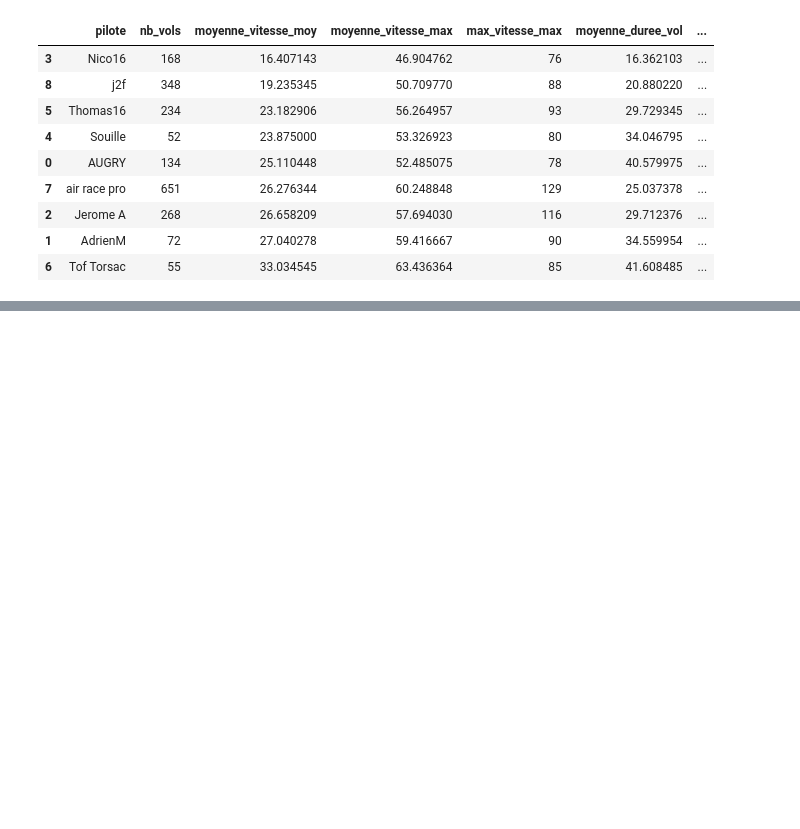
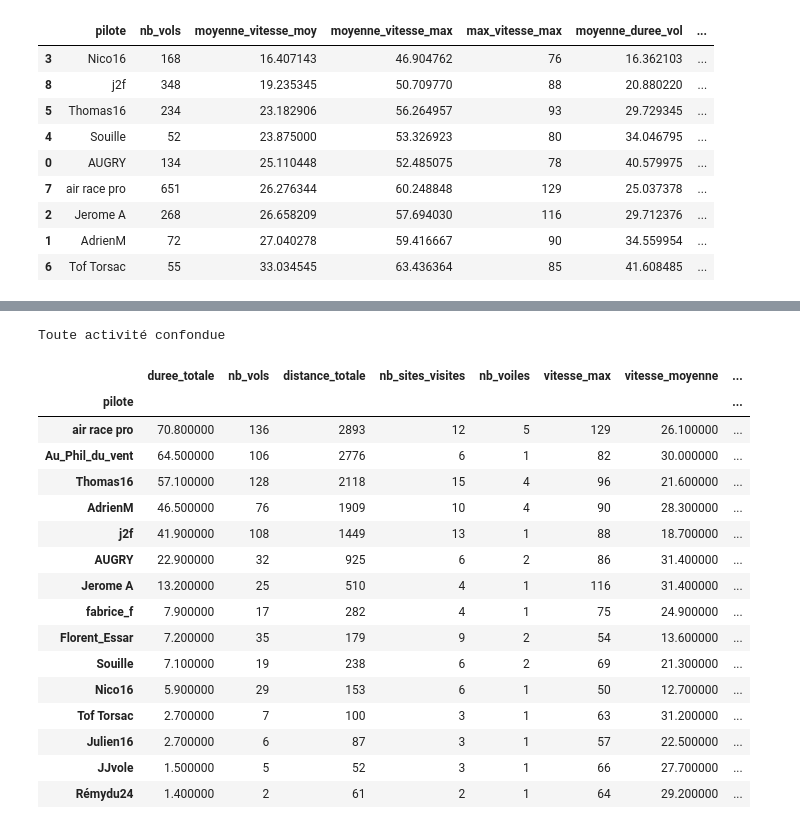
Before and after one commit to amorea04/syride_traces, a Jupyter notebook: src/analyze_traces.ipynb, the cells around one changed output, grey strips where cells are left out. Drawn from its saved outputs; the diff is of its cells as text; code cells hidden in the pictures; blank space fills up the shorter version.

```diff
--- a/src/analyze_traces.ipynb
+++ b/src/analyze_traces.ipynb
@@ -82,3 +88,8 @@ int_features = [
 
 df1 = df_amo_raw[df_amo_raw["gain"].apply(lambda x: isinstance(x, list))]
 df1[int_features]
+# %%
+# Load pkl file
+pkl_path = params.pkl_path
+with open(pkl_path, "rb") as pkl_file:
+    df = pickle.load(pkl_file)
@@ -84,0 +486,2 @@ df1[int_features]
+# %%
+df.loc[:, "voile"] = df["voile"].str.lower()
@@ -471,0 +1078,8 @@ df_tot_paramot.head()
+# %%
+df_2023 = df[df["annee"]==2023]
+df_2023 = df_2023[df_2023["pilote"].isin(ar_pilots)]
+
+df_2023_parapente = df_2023[df_2023["type_vol"] == "parapente"]
+df_2023_paramoteur = df_2023[df_2023["type_vol"] == "paramoteur"]
+
+df_2023.head()
@@ -471,0 +1093,43 @@ df_tot_paramot.head()
+# %%
+def get_stats(df:pd.DataFrame) -> pd.DataFrame:
+    df_stats = df[
+        ["pilote", "distance_cumulee", "duree_vol_minutes", "site", "voile", "vitesse_max", "vitesse_moyenne", "plafond", "gain"]
+        ].groupby("pilote").agg(
+        duree_totale=("duree_vol_minutes", "sum"),
+        nb_vols=("pilote", "count"),
+        distance_totale=("distance_cumulee", "sum"),
+        nb_sites_visites=("site", "nunique"),
+        nb_voiles=("voile", "nunique"),
+        vitesse_max=("vitesse_max", "max"),
+        vitesse_moyenne=("vitesse_moyenne", "mean"),
+        plafond_max=("plafond", "max"),
+        gain_max=("gain", "max"),
+        ).sort_values(by="duree_totale", ascending=False)
+
+    df_stats["duree_totale"] = round((df_stats["duree_totale"] / 60), 1)
+    df_stats["vitesse_moyenne"] = round((df_stats["vitesse_moyenne"]), 1)
+
+    return df_stats
+# %%
+df_2023_stats = get_stats(df=df_2023)
+df_2023_stats
+df_2023_stats.style.set_table_attributes("style='display:inline'").set_caption('Toute activité confondue')
+# %% [output]
+Toute activité confondue
+|  | duree_totale | nb_vols | distance_totale | nb_sites_visites | nb_voiles | vitesse_max | vitesse_moyenne | ... |
+| pilote |  |  |  |  |  |  |  | ... |
+| air race pro | 70.800000 | 136 | 2893 | 12 | 5 | 129 | 26.100000 | ... |
+| Au_Phil_du_vent | 64.500000 | 106 | 2776 | 6 | 1 | 82 | 30.000000 | ... |
+| Thomas16 | 57.100000 | 128 | 2118 | 15 | 4 | 96 | 21.600000 | ... |
+| AdrienM | 46.500000 | 76 | 1909 | 10 | 4 | 90 | 28.300000 | ... |
+| j2f | 41.900000 | 108 | 1449 | 13 | 1 | 88 | 18.700000 | ... |
+| AUGRY | 22.900000 | 32 | 925 | 6 | 2 | 86 | 31.400000 | ... |
+| Jerome A | 13.200000 | 25 | 510 | 4 | 1 | 116 | 31.400000 | ... |
+| fabrice_f | 7.900000 | 17 | 282 | 4 | 1 | 75 | 24.900000 | ... |
+| Florent_Essar | 7.200000 | 35 | 179 | 9 | 2 | 54 | 13.600000 | ... |
+| Souille | 7.100000 | 19 | 238 | 6 | 2 | 69 | 21.300000 | ... |
+| Nico16 | 5.900000 | 29 | 153 | 6 | 1 | 50 | 12.700000 | ... |
+| Tof Torsac | 2.700000 | 7 | 100 | 3 | 1 | 63 | 31.200000 | ... |
+| Julien16 | 2.700000 | 6 | 87 | 3 | 1 | 57 | 22.500000 | ... |
+| JJvole | 1.500000 | 5 | 52 | 3 | 1 | 66 | 27.700000 | ... |
+| Rémydu24 | 1.400000 | 2 | 61 | 2 | 1 | 64 | 29.200000 | ... |
```
Also changed, not shown: parts of 38 cells of this notebook, 10 other files.
